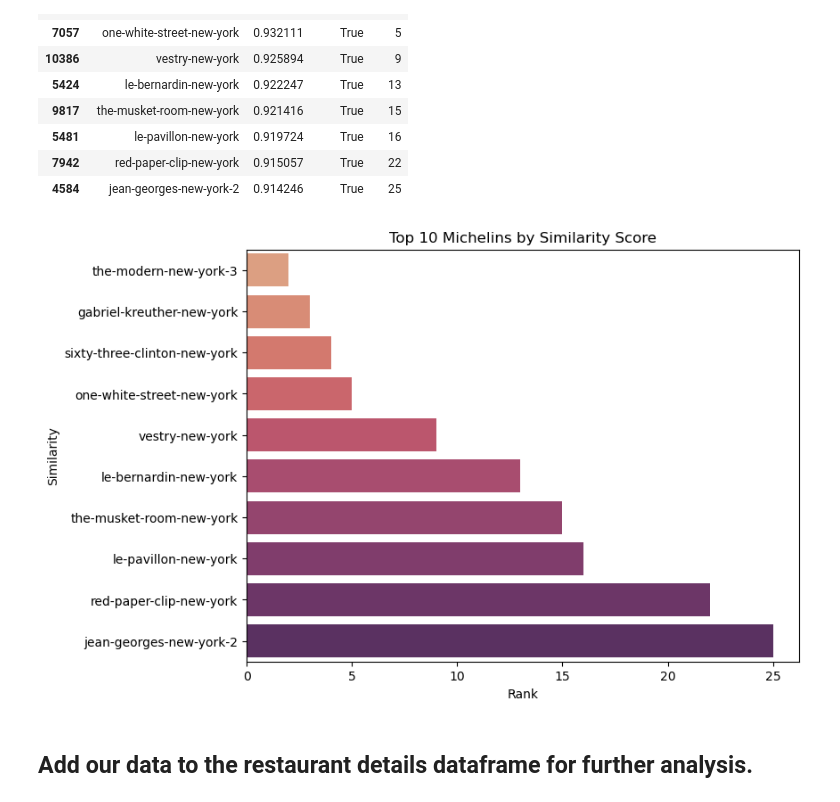
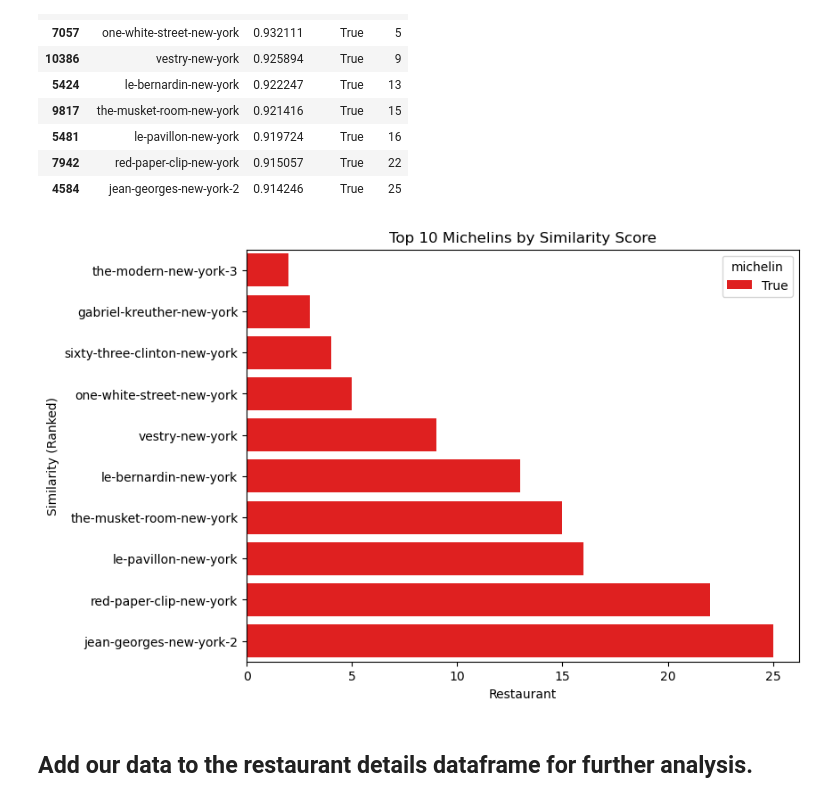
Before and after one commit to mabdullah-nyu/DSGA-1007-Project, a Jupyter notebook: tfidf_model.ipynb, the cells around one changed output. Saved outputs shown, nothing was run; the diff lists cells and outputs as text; code cells hidden in the pictures.

```diff
--- a/tfidf_model.ipynb
+++ b/tfidf_model.ipynb
@@ -95,18 +111,15 @@ df_similarity[df_similarity["michelin"] == True].head(10)
 | 7942 | red-paper-clip-new-york | 0.915057 | True | 22 |
 | 4584 | jean-georges-new-york-2 | 0.914246 | True | 25 |
 # %%
-top_10_michelins = df_similarity[df_similarity["michelin"] == True].head(10)
-
 plt.figure(figsize=(8, 6))
-
-sns.barplot(x='rank', y='alias', data=top_10_michelins,palette = "flare")
+sns.barplot(x='rank', y='alias', hue='michelin', data=df_similarity[df_similarity["michelin"] == True].head(10), palette = {0: 'salmon', 1: 'red'})
 
 plt.title('Top 10 Michelins by Similarity Score')
-plt.xlabel('Rank')
-plt.ylabel('Similarity')
+plt.xlabel('Restaurant')
+plt.ylabel('Similarity (Ranked)')
 plt.show()
 # %% [output]
-[figure, old version]
+[figure, new version]
 # %% [markdown]
 ## Add our data to the restaurant details dataframe for further analysis.
 # %%
```
Also changed, not shown: parts of 7 cells of this notebook, 2 other files.
